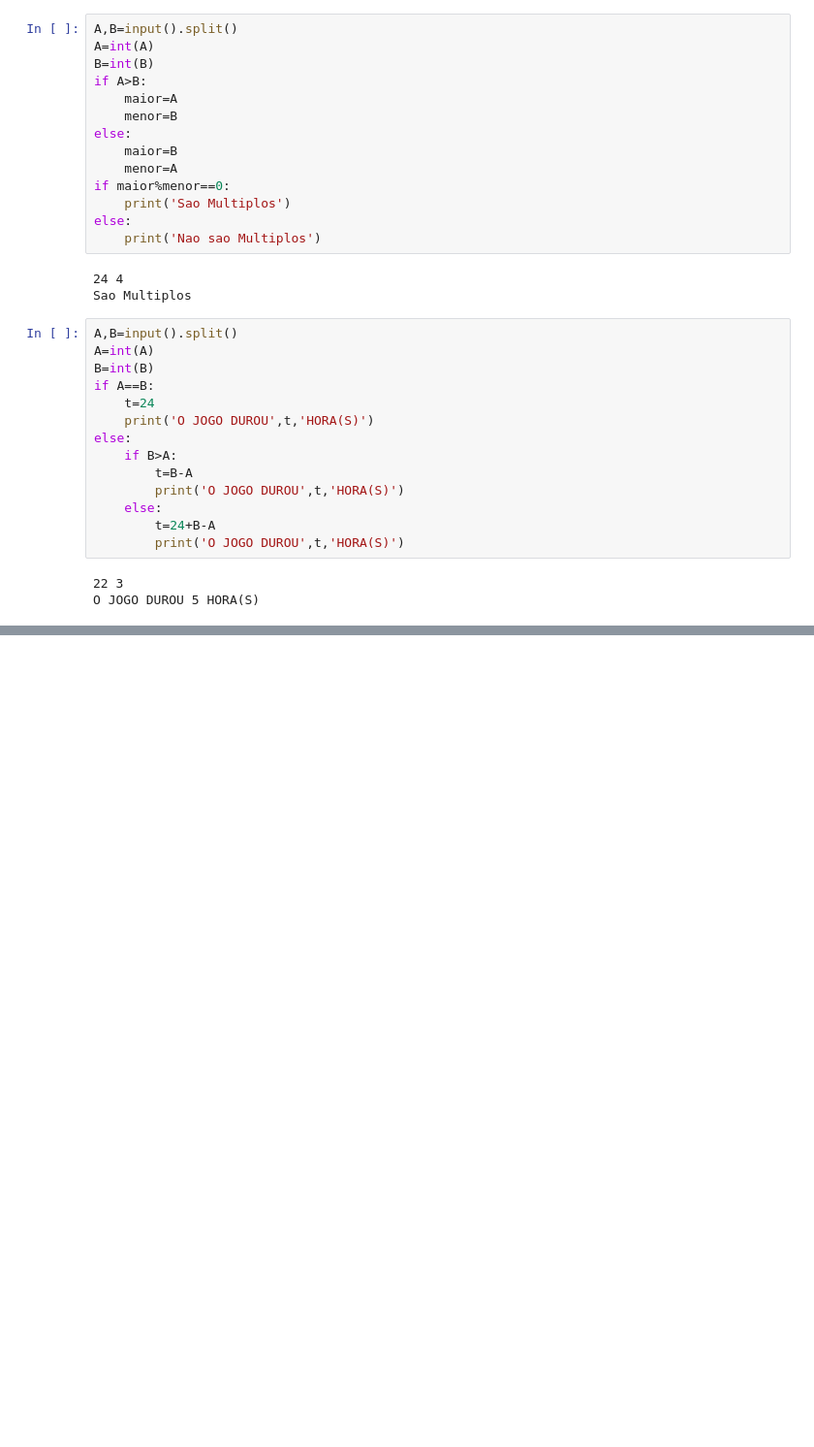
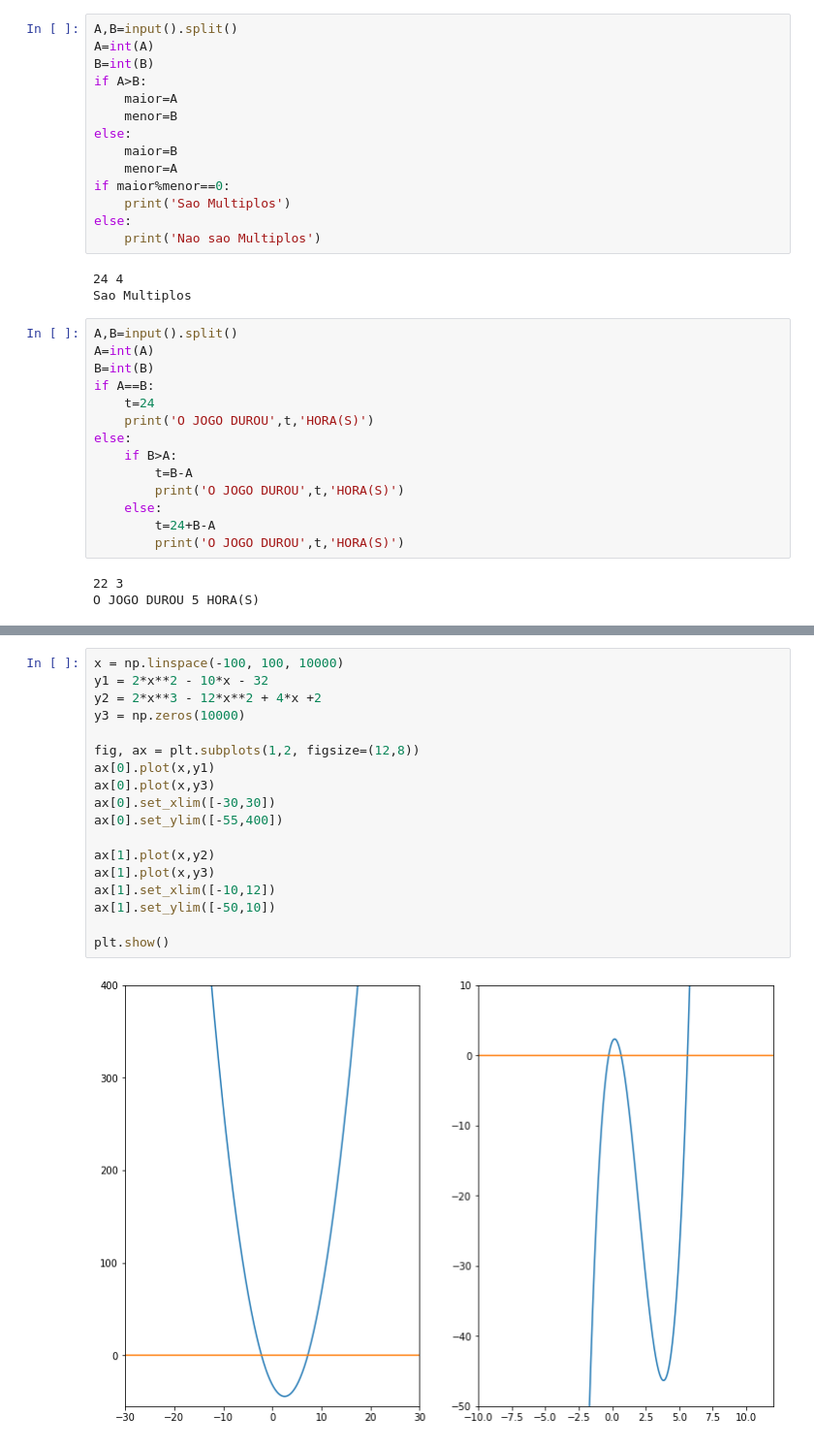
Before and after one commit to Danillo8/FGV_Programming_Languages, a Jupyter notebook: Python/Caderno.ipynb, the cells around one changed output, grey strips where cells are left out. Shown at 97% size. Cells and saved outputs as stored; diff of their text form; blank space fills up the shorter version.

```diff
--- a/Python/Caderno.ipynb
+++ b/Python/Caderno.ipynb
@@ -501,0 +1228,20 @@ SyntaxError: invalid syntax (<ipython-input-96-802363e79619>, line 1)
+# %%
+x = np.linspace(-100, 100, 10000)
+y1 = 2*x**2 - 10*x - 32
+y2 = 2*x**3 - 12*x**2 + 4*x +2
+y3 = np.zeros(10000)
+
+fig, ax = plt.subplots(1,2, figsize=(12,8))
+ax[0].plot(x,y1)
+ax[0].plot(x,y3)
+ax[0].set_xlim([-30,30])
+ax[0].set_ylim([-55,400])
+
+ax[1].plot(x,y2)
+ax[1].plot(x,y3)
+ax[1].set_xlim([-10,12])
+ax[1].set_ylim([-50,10])
+
+plt.show()
+# %% [output]
+[figure, added]
```
Also changed, not shown: parts of 75 cells of this notebook, 1 other file.
